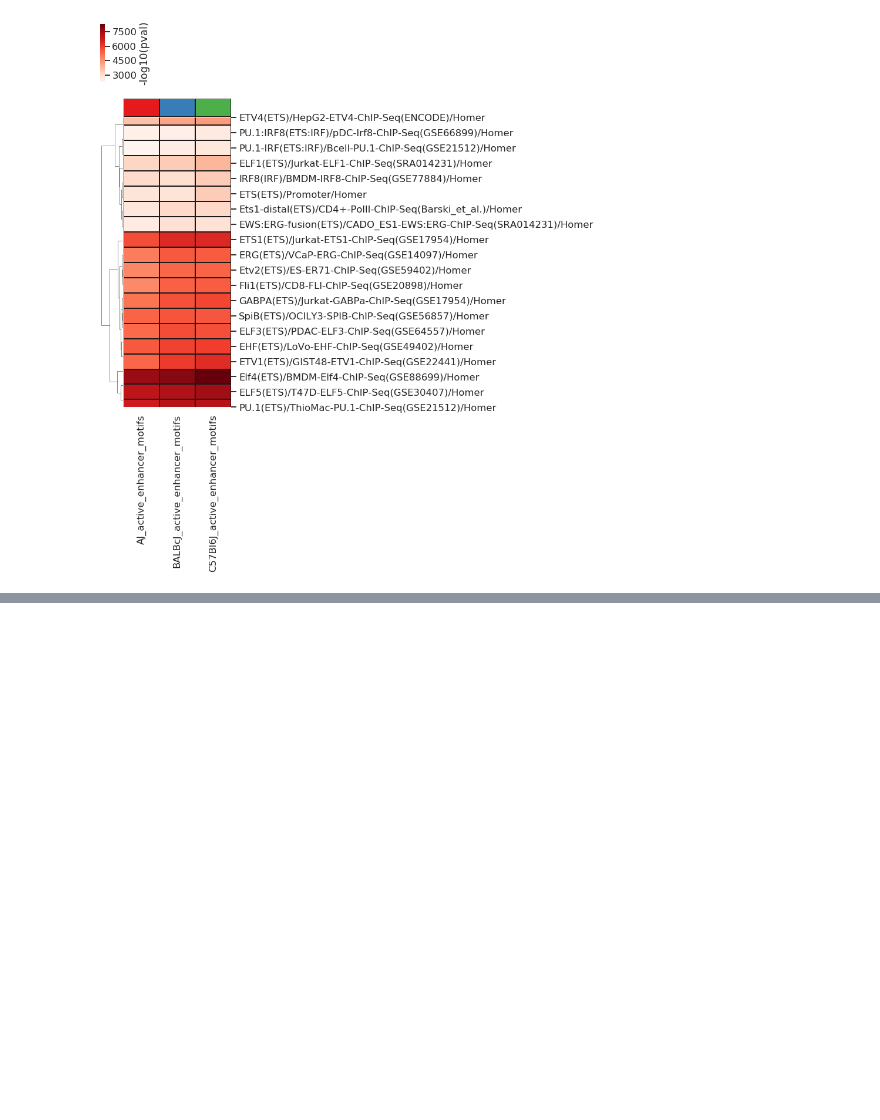
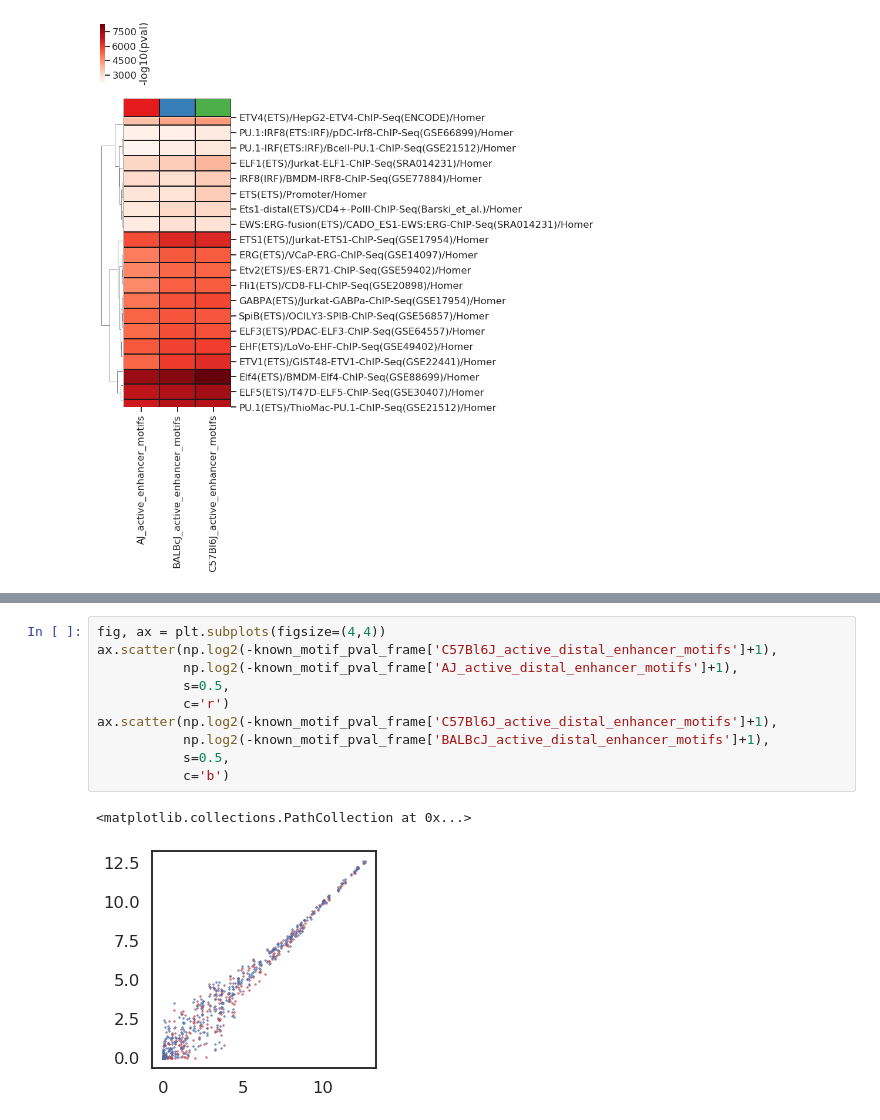
Before and after one commit to HunterBennett/strains, a Jupyter notebook: results/00_Strains_Control_H3K27Ac_02_ActiveMotifs.ipynb, the cells around one changed output, grey strips where cells are left out. Cells and saved outputs as stored; diff of their text form; blank space fills up the shorter version.

```diff
--- a/results/00_Strains_Control_H3K27Ac_02_ActiveMotifs.ipynb
+++ b/results/00_Strains_Control_H3K27Ac_02_ActiveMotifs.ipynb
@@ -135,0 +178,13 @@ plt.savefig('./figures/homer_active_distal_enhancers_motif_clustermap.png',
+# %%
+fig, ax = plt.subplots(figsize=(4,4))
+ax.scatter(np.log2(-known_motif_pval_frame['C57Bl6J_active_distal_enhancer_motifs']+1),
+           np.log2(-known_motif_pval_frame['AJ_active_distal_enhancer_motifs']+1),
+           s=0.5,
+           c='r')
+ax.scatter(np.log2(-known_motif_pval_frame['C57Bl6J_active_distal_enhancer_motifs']+1),
+           np.log2(-known_motif_pval_frame['BALBcJ_active_distal_enhancer_motifs']+1),
+           s=0.5,
+           c='b')
+# %% [output]
+<matplotlib.collections.PathCollection at 0x...>
+[figure, added]
```
Also changed, not shown: parts of 9 cells of this notebook, 8 other files.
